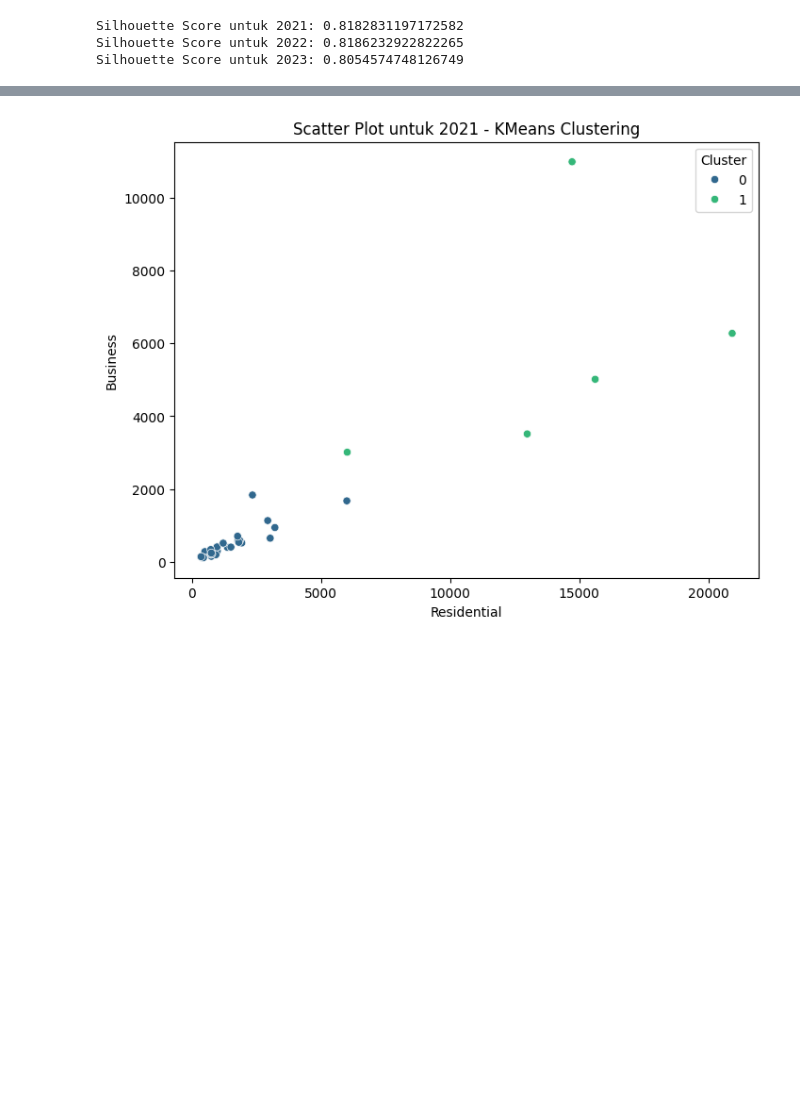
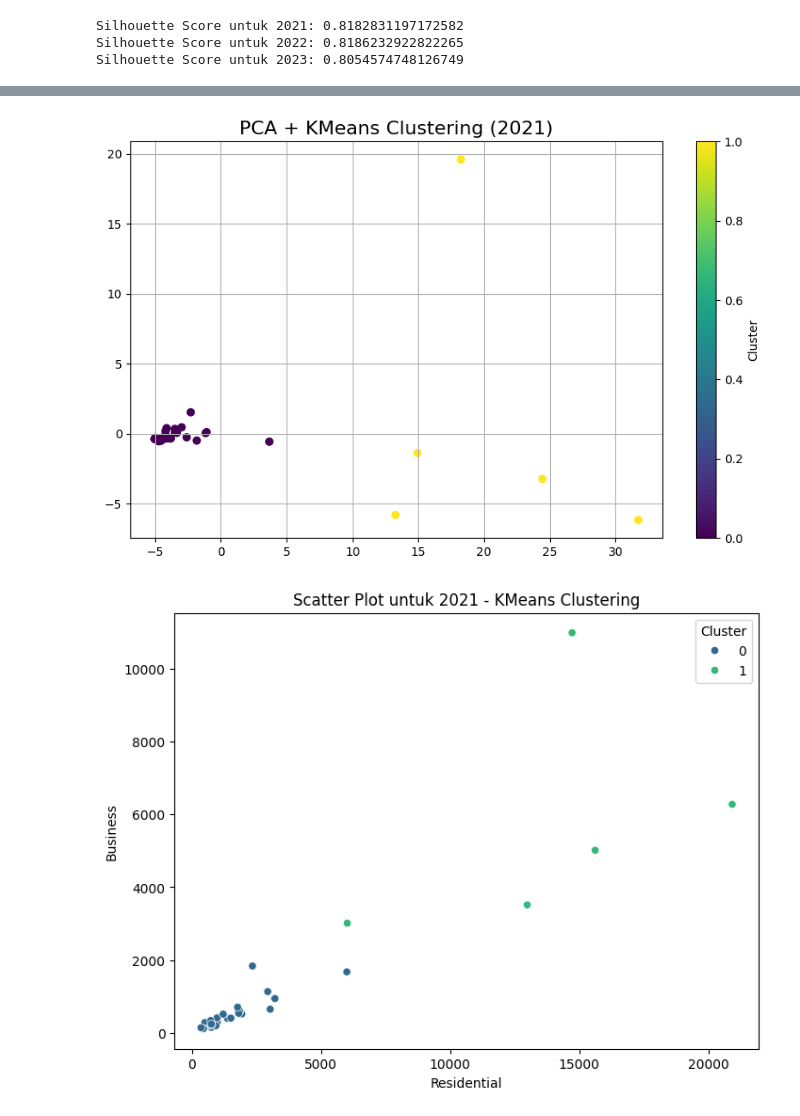
Before and after one commit to XQVWMM/konsumsi-listrik-notebook, a Jupyter notebook: Centroid.ipynb, the cells around one changed output, grey strips where cells are left out. Cells and saved outputs as stored; diff of their text form; code cells hidden in the pictures; blank space fills up the shorter version.

```diff
--- a/Centroid.ipynb
+++ b/Centroid.ipynb
@@ -151,3 +193,12 @@ Silhouette Score untuk 2023: 0.8054574748126749
+# %%
+plt.figure(figsize=(10, 6))
+plt.scatter(pca_features[:, 0], pca_features[:, 1], c=data_T2021['Cluster_Robust'], cmap='viridis', marker='o')
+plt.title('PCA + KMeans Clustering (2021)', fontsize=16)
+plt.colorbar(label='Cluster')
+plt.grid(True)
+plt.show()
+# %% [output]
+[figure, added]
 # %%
 plt.figure(figsize=(8, 6))
 sns.scatterplot(x='Residential_2021', y='Business_2021', hue='Cluster_Robust', palette='viridis', data=data_T2021)
```
Also changed, not shown: parts of 6 cells of this notebook, 1 other file.
